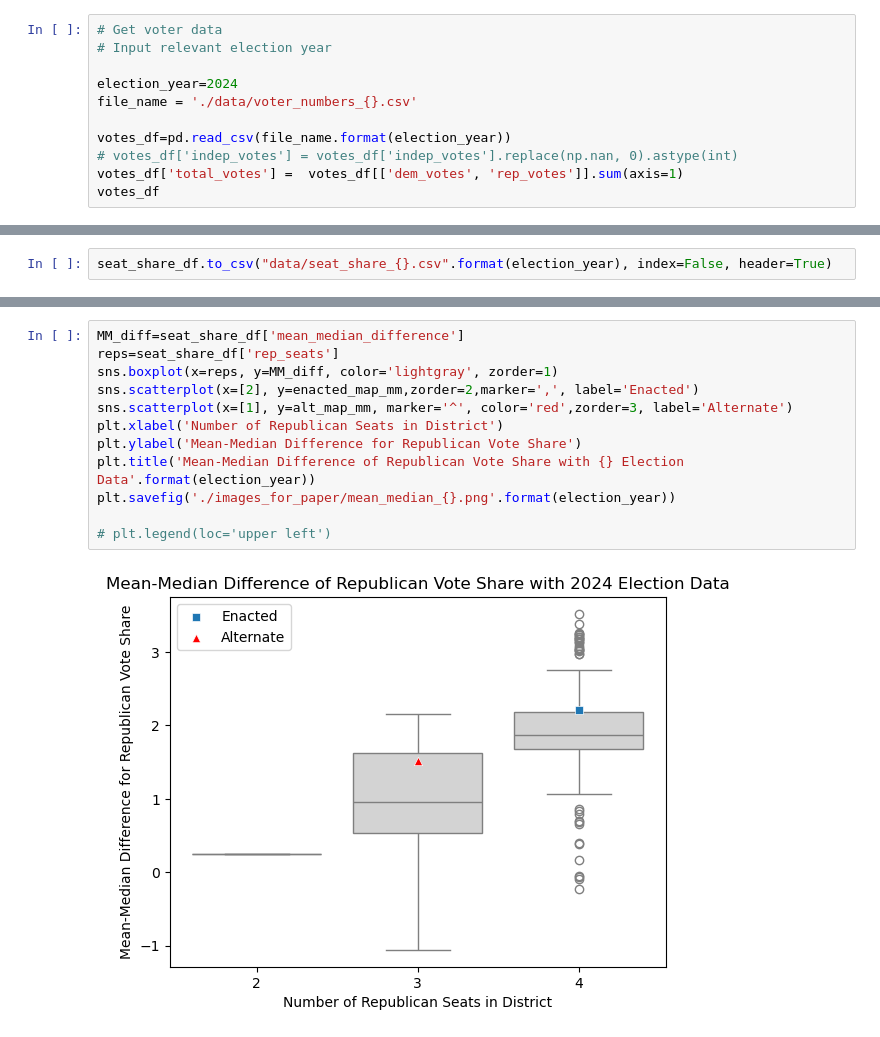
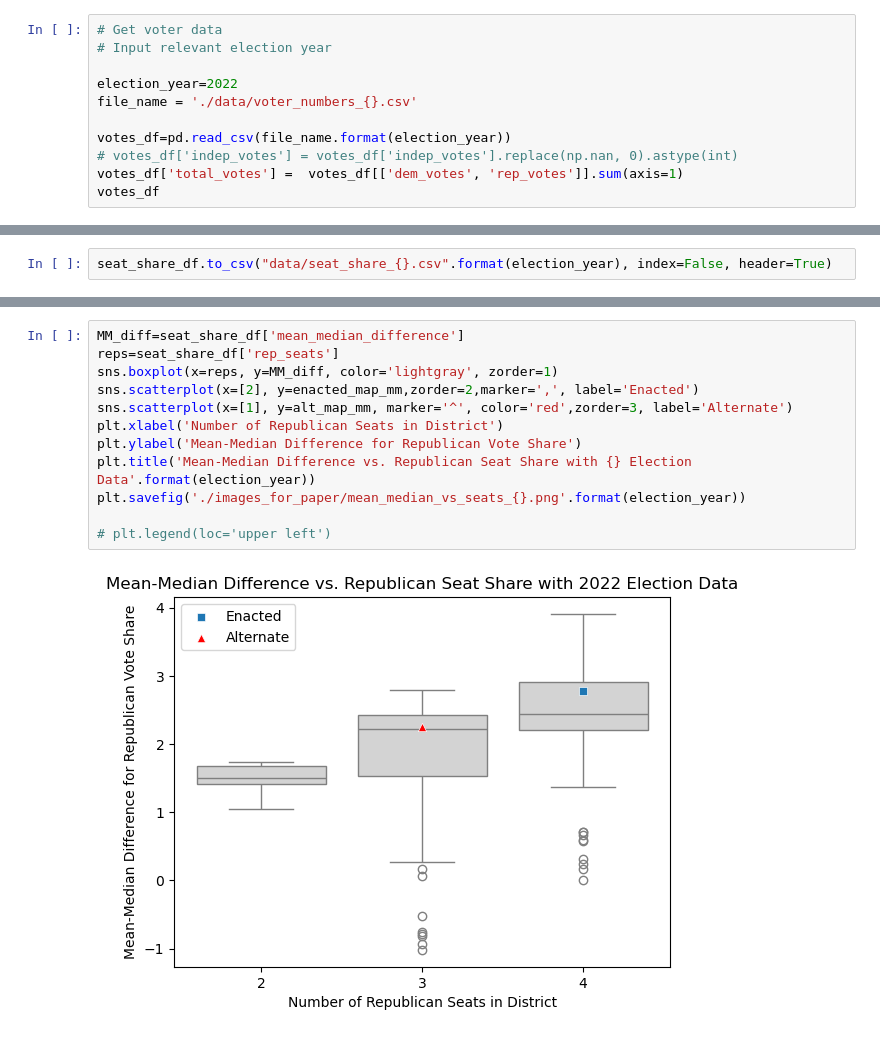
Before and after one commit to stefaniegwangphd/ia-redistricting, a Jupyter notebook: election_analysis.ipynb, the cells around one changed output, grey strips where cells are left out. Drawn from its saved outputs; the diff is of its cells as text.

Commit message:
create new boxplot for mean-median difference; update title of prior mean-med boxplot

```diff
--- a/election_analysis.ipynb
+++ b/election_analysis.ipynb
@@ -18,7 +18,7 @@ import math
 # Get voter data
 # Input relevant election year
 
-election_year=2024
+election_year=2022
 file_name = './data/voter_numbers_{}.csv'
 
 votes_df=pd.read_csv(file_name.format(election_year))
@@ -302,14 +336,14 @@ enacted_map_mm = round((enacted_map_df['percentage'].mean()-enacted_map_df['perc
 # %%
 MM_diff=seat_share_df['mean_median_difference']
 reps=seat_share_df['rep_seats']
 sns.boxplot(x=reps, y=MM_diff, color='lightgray', zorder=1)
 sns.scatterplot(x=[2], y=enacted_map_mm,zorder=2,marker=',', label='Enacted')
 sns.scatterplot(x=[1], y=alt_map_mm, marker='^', color='red',zorder=3, label='Alternate')
 plt.xlabel('Number of Republican Seats in District')
 plt.ylabel('Mean-Median Difference for Republican Vote Share')
-plt.title('Mean-Median Difference of Republican Vote Share with {} Election Data'.format(election_year))
-plt.savefig('./images_for_paper/mean_median_{}.png'.format(election_year))
+plt.title('Mean-Median Difference vs. Republican Seat Share with {} Election Data'.format(election_year))
+plt.savefig('./images_for_paper/mean_median_vs_seats_{}.png'.format(election_year))
 
 # plt.legend(loc='upper left')
 # %% [output]
-[figure, old version]
+[figure, new version]
```
Also changed, not shown: parts of 14 cells of this notebook, 3 other files.
